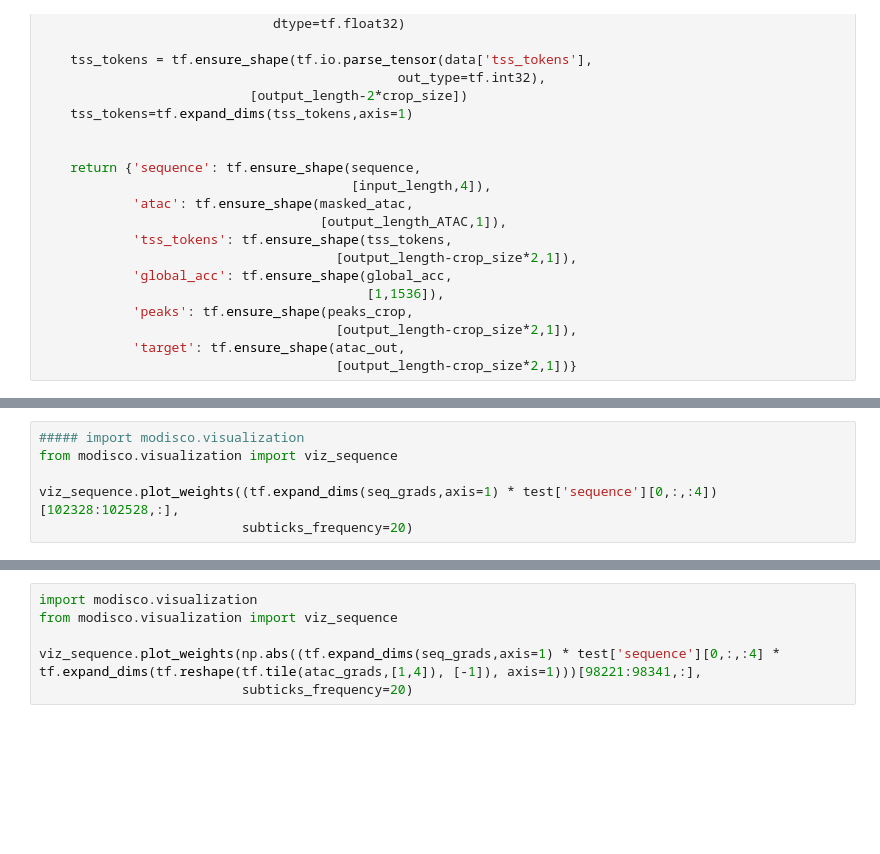
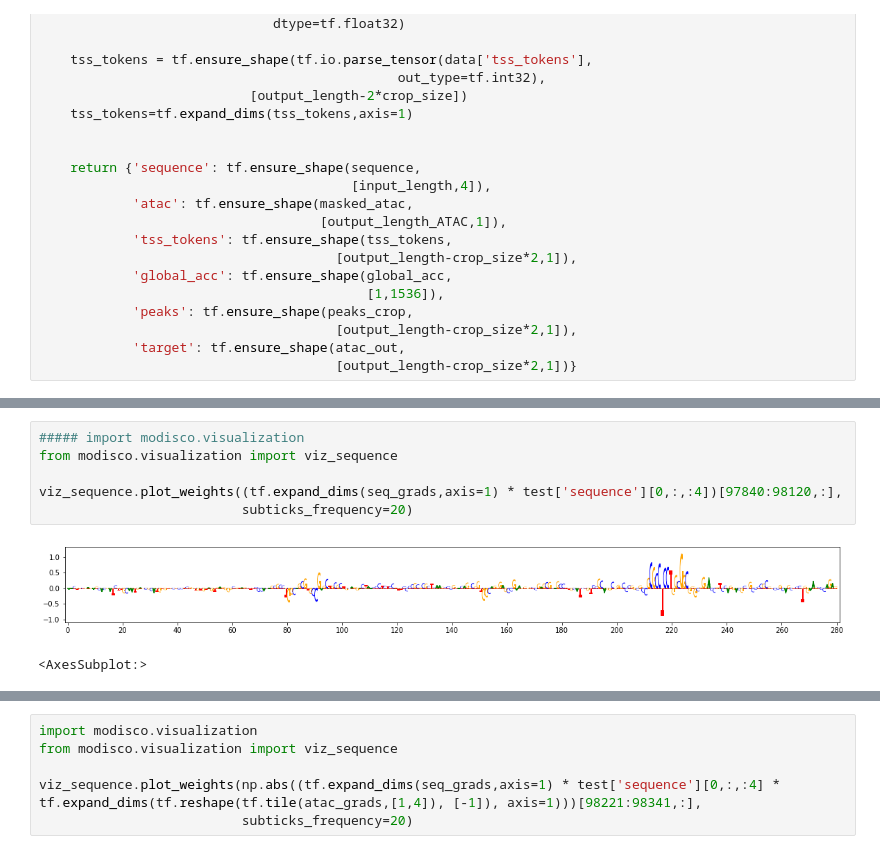
Before and after one commit to abuchin/genformer, a Jupyter notebook: visualize_embeddings.ipynb, the cells around one changed output, grey strips where cells are left out. Drawn from its saved outputs; the diff is of its cells as text; blank space fills up the shorter version.

```diff
--- a/visualize_embeddings.ipynb
+++ b/visualize_embeddings.ipynb
@@ -354,8 +354,11 @@ viz_sequence.plot_weights((test['sequence'][0,:,:4] * tf.expand_dims(tf.reshape(
 # %%
 ##### import modisco.visualization
 from modisco.visualization import viz_sequence
 
-viz_sequence.plot_weights((tf.expand_dims(seq_grads,axis=1) * test['sequence'][0,:,:4])[102328:102528,:],
+viz_sequence.plot_weights((tf.expand_dims(seq_grads,axis=1) * test['sequence'][0,:,:4])[97840:98120,:],
                           subticks_frequency=20)
+# %% [output]
+[figure, added]
+<AxesSubplot:>
 # %%
 all_arrs=[]
```
Also changed, not shown: parts of 14 cells of this notebook, 3 other files.
